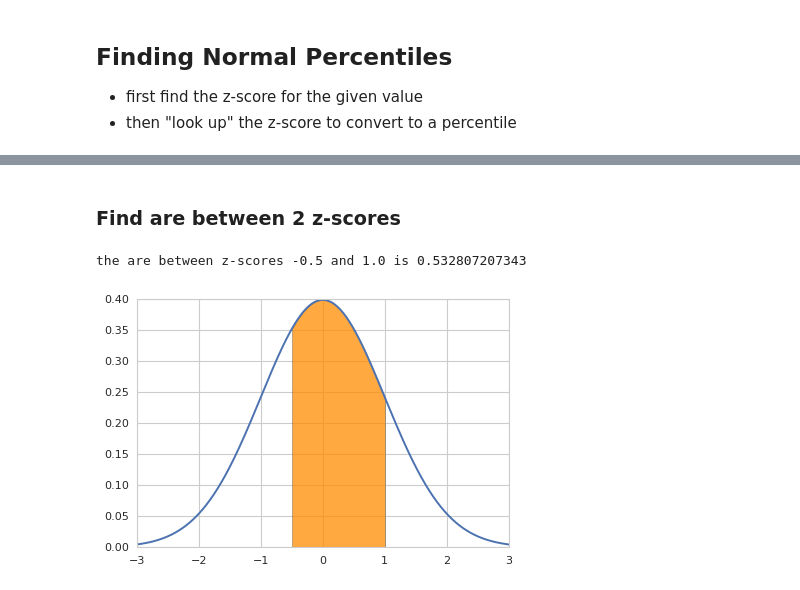
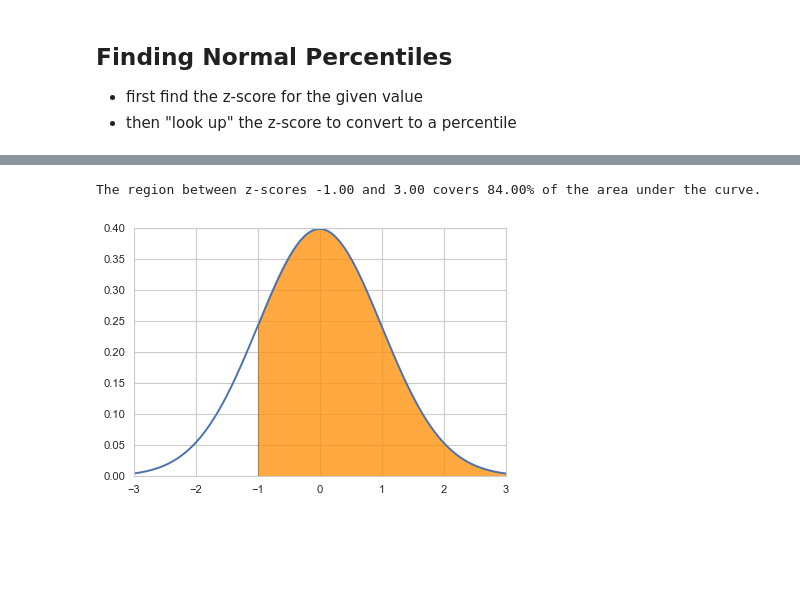
Before and after one commit to rickhaffey/stats-dvb, a Jupyter notebook: Chapter 6 - Standard Deviation and Normal Model.ipynb, the cells around one changed output, grey strips where cells are left out. Drawn from its saved outputs; the diff is of its cells as text; code cells hidden in the pictures; blank space fills up the shorter version.

```diff
--- a/Chapter 6 - Standard Deviation and Normal Model.ipynb
+++ b/Chapter 6 - Standard Deviation and Normal Model.ipynb
@@ -182,14 +204,5 @@ draw_zscore_range(-3, 1.8)
-# %% [markdown]
-### Find are between 2 z-scores
-# %%
-zScore1 = -0.5
-zScore2 = 1.0
-pctiles = stats.norm.cdf([zScore1, zScore2])
-area = pctiles[1] - pctiles[0]
-print("the are between z-scores %s and %s is %s" % (zScore1, zScore2, area))
-# %% [output]
-the are between z-scores -0.5 and 1.0 is 0.532807207343
-# %%
-draw_zscore_range(-0.5, 1.0)
-# %% [output]
-[figure, removed]
+# %%
+plot_normal_curve(low=-1)
+# %% [output]
+The region between z-scores -1.00 and 3.00 covers 84.00% of the area under the curve.
+[figure, added]
```
Also changed, not shown: parts of 23 cells of this notebook.
